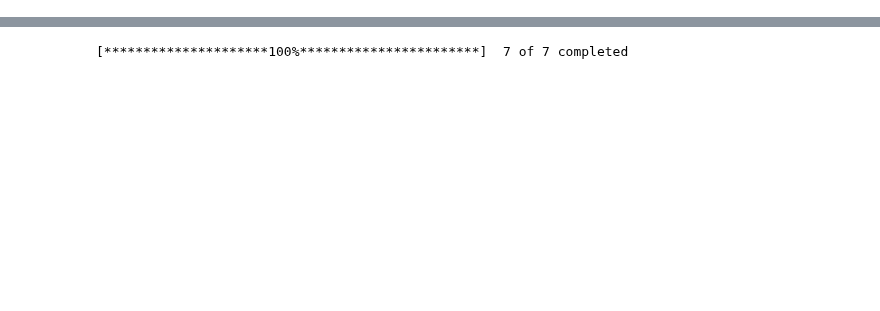
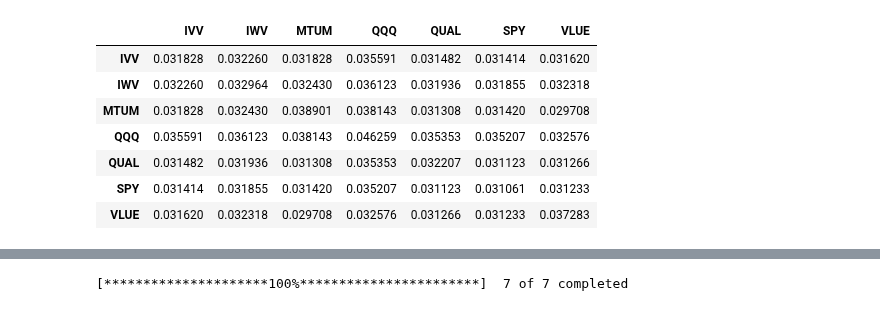
Before and after one commit to HTF1125/RobertLab, a Jupyter notebook: test.ipynb, the cells around one changed output, grey strips where cells are left out. Cells and saved outputs as stored; diff of their text form; code cells hidden in the pictures; blank space fills up the shorter version.

Commit message:
❄️ Optimizer Draft Complete.

```diff
--- a/test.ipynb
+++ b/test.ipynb
@@ -611,0 +433,12 @@ port.optimization(model="HERC")
+# %%
+cov = optimizer.covariance_matrix
+cov
+# %% [output]
+|  | IVV | IWV | MTUM | QQQ | QUAL | SPY | VLUE |
+| IVV | 0.031828 | 0.032260 | 0.031828 | 0.035591 | 0.031482 | 0.031414 | 0.031620 |
+| IWV | 0.032260 | 0.032964 | 0.032430 | 0.036123 | 0.031936 | 0.031855 | 0.032318 |
+| MTUM | 0.031828 | 0.032430 | 0.038901 | 0.038143 | 0.031308 | 0.031420 | 0.029708 |
+| QQQ | 0.035591 | 0.036123 | 0.038143 | 0.046259 | 0.035353 | 0.035207 | 0.032576 |
+| QUAL | 0.031482 | 0.031936 | 0.031308 | 0.035353 | 0.032207 | 0.031123 | 0.031266 |
+| SPY | 0.031414 | 0.031855 | 0.031420 | 0.035207 | 0.031123 | 0.031061 | 0.031233 |
+| VLUE | 0.031620 | 0.032318 | 0.029708 | 0.032576 | 0.031266 | 0.031233 | 0.037283 |
```
Also changed, not shown: parts of 13 cells of this notebook, 1 other file.
